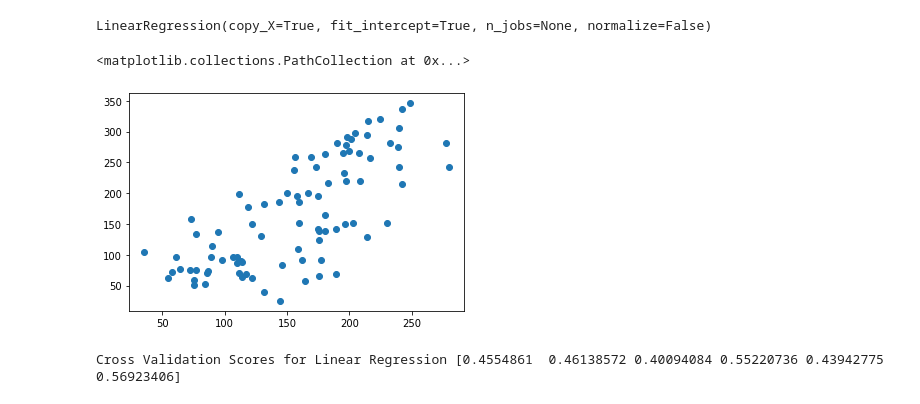
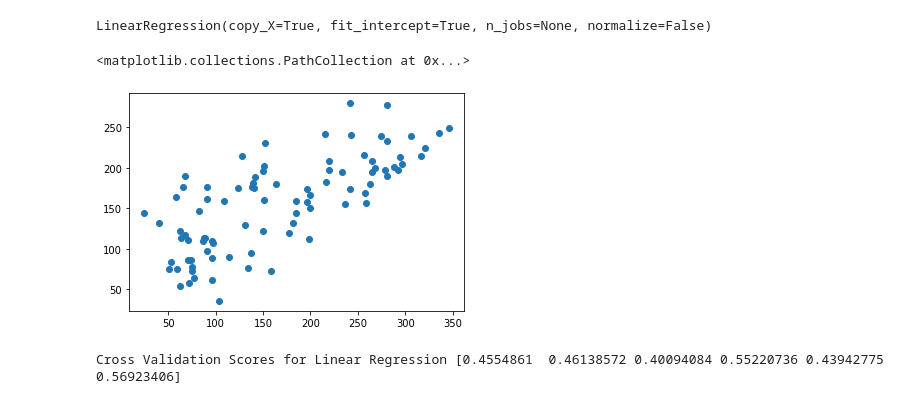
Before and after one commit to kyrajeep/deep_learning, a Jupyter notebook: Diabetes.ipynb, the cells around one changed output. Drawn from its saved outputs; the diff is of its cells as text; code cells hidden in the pictures.

```diff
--- a/Diabetes.ipynb
+++ b/Diabetes.ipynb
@@ -139,10 +123,10 @@ model.fit(X_train, y_train)
 LinearRegression(copy_X=True, fit_intercept=True, n_jobs=None, normalize=False)
 # %%
 prediction = model.predict(X_test)
-plt.scatter(prediction, y_test)
+plt.scatter(y_test, prediction)
 # %% [output]
 <matplotlib.collections.PathCollection at 0x...>
-[figure, old version]
+[figure, new version]
 # %%
 score = cross_val_score(model, dX, y, cv = 6)
 print("Cross Validation Scores for Linear Regression", score)
```
Also changed, not shown: parts of 3 cells of this notebook.
